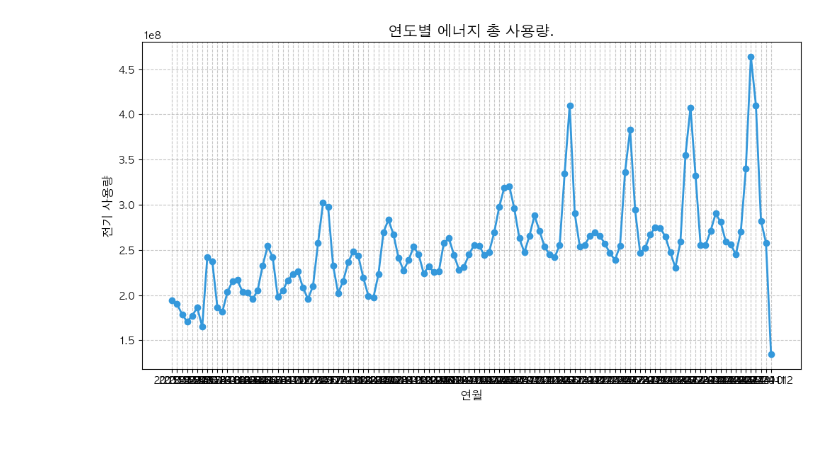
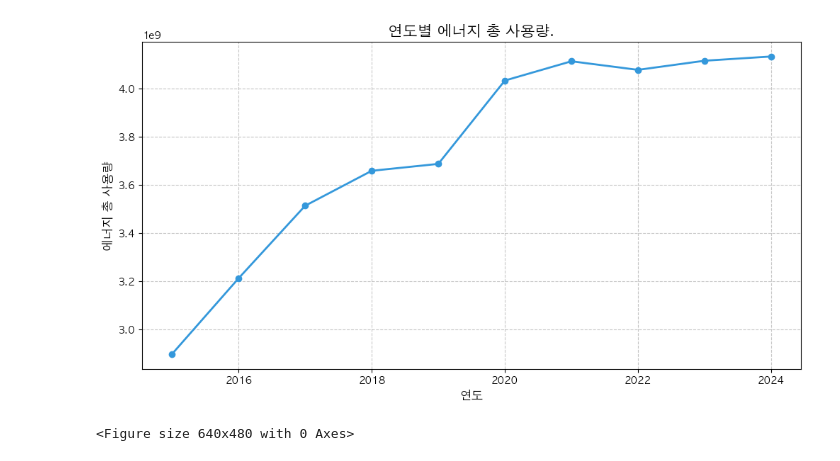
Before and after one commit to 0x1A84/Assignment_knou_ac_kr, a Jupyter notebook: Assignment_Data_Analysis_with_Open_Source/main.ipynb, the cells around one changed output. Cells and saved outputs as stored; diff of their text form; code cells hidden in the pictures.

```diff
--- a/Assignment_Data_Analysis_with_Open_Source/main.ipynb
+++ b/Assignment_Data_Analysis_with_Open_Source/main.ipynb
@@ -51,6 +47,13 @@ def add_season(df):
 # %%
-def interpolate_csv(df_cleaned):
+# 데이터 보간하는 내용의 코드, 누락되는 데이터가 많아, 전기, 가스, 수도, 지역난방을 보간하는 방식으로 재작성함.
+def interpolate_csv(df_interpolated):
+    for col in df_interpolated[['전기', '가스', '수도', '지역난방']]:
+        df_interpolated[col] = df_interpolated[col].fillna(df_interpolated[col].interpolate(method = 'spline', order = 3))
+    return df_interpolated
+
+# 데이터를 보간하고, 결측치 제거하는 코드. 계절 별로 평균을 낼 경우 더 결측치 제거하는 방식이 더 낫다고 판단함.
+def clean_csv(df_cleaned):
+    df_cleaned = df.dropna(thresh = df.shape[1] - 1)
     for col in df_cleaned[['전기', '가스', '수도', '지역난방']]:
         df_cleaned[col] = df_cleaned[col].fillna(df_cleaned[col].interpolate(method = 'spline', order = 3))
-    print(df_cleaned.head())
     return df_cleaned
@@ -57,6 +104,14 @@ def interpolate_csv(df_cleaned):
+# %%
+# 데이터에 계절 칼럼 추가하는 함수
+def add_season(df):
+    # map 을 이용한 칼럼 작성 도중 더 멋진 방법이 떠올라서 작성함
+    # df['season'] =  df['MON'].map(1:'겨울', 2:'겨울', 3:'봄', 4:'봄', 5:'봄', 6:'여름', 7:'여름', 8:'여름', 9:'가을', 10:'가을', 11,
+    seasons = np.array(['겨울', '봄', '여름', '가을'])
+    df['SEASON'] = seasons[((df['MON'] % 12) // 3)]
+    return df
 # %%
+#계절 컬럼 추가하는 데이터 전처리
 if os.path.isfile('cleaned_energy.csv'):
     df = pd.read_csv('./cleaned_energy.csv', header=0)
     seasonal_energies = add_season(df)
-    print(df)
-    df.to_csv("energy_seasonal.csv", encoding='UTF-8')
+    df.to_csv("seasonal_energy.csv", encoding='UTF-8')
@@ -81,21 +118,21 @@ if os.path.isfile('cleaned_energy.csv'):
 # %%
-import matplotlib.pyplot as plt
-import numpy as np
-
+#문제 3-1 시각화 코드
 plt.rc('font', family = 'AppleGothic')
 
-if os.path.isfile('cleaned_energy.csv'):
-    df = pd.read_csv('./cleaned_energy.csv', header=0)
-    monthly_energies = df.groupby(['YEAR', 'MON'])['전기'].sum().reset_index()
-    monthly_energies['YearMonth'] = monthly_energies['YEAR'].astype(str) + '-' + monthly_energies['MON'].astype(str)
-
+if os.path.isfile('interpolated_energy.csv'):
+    df = pd.read_csv('./interpolated_energy.csv', header=0)
+    year_total_energy = df.groupby(['YEAR'])[['전기','가스','수도','지역난방']].sum().reset_index()
+    year_total_energy['TOTAL'] = year_total_energy['전기'] + year_total_energy['가스'] + year_total_energy['수도'] + year_total_energy['지역난방']
+    year_total_energy.to_csv('year_total_energy.csv')
     plt.figure(figsize = (12, 6))
-    plt.plot(monthly_energies['YearMonth'], monthly_energies['전기'], marker = 'o', linestyle = '-', color = '#3498db', linewidth = 2)
+    plt.plot(year_total_energy['YEAR'], year_total_energy['TOTAL'], marker = 'o', linestyle = '-', color = '#3498db', linewidth = 2)
 
     plt.title('연도별 에너지 총 사용량.', fontsize = 15)
-    plt.xlabel('연월', fontsize = 12)
-    plt.ylabel('전기 사용량', fontsize = 12)
+    plt.xlabel('연도', fontsize = 12)
+    plt.ylabel('에너지 총 사용량', fontsize = 12)
     plt.grid(True, linestyle = '--', alpha = 0.7)
     plt.show()
+    plt.savefig('year_total_energy.pdf')
 # %% [output]
-[figure, old version]
+[figure, new version]
+<Figure size 640x480 with 0 Axes>
```
Also changed, not shown: parts of 8 cells of this notebook.
